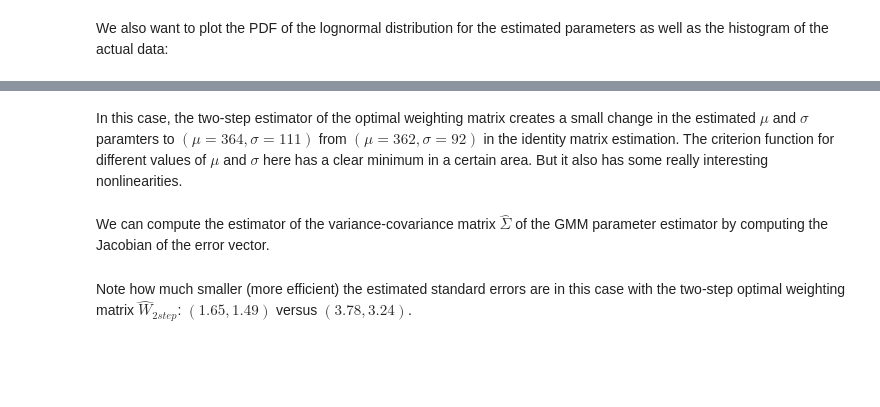
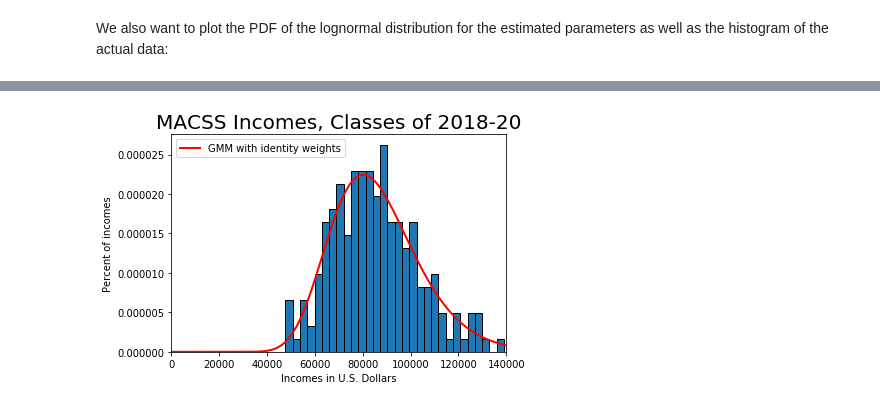
Before and after one commit to dtracht/persp-model-econ_W19, a Jupyter notebook: ProblemSets/PS5/TrachtPS5.ipynb, the cells around one changed output, grey strips where cells are left out. Saved outputs shown, nothing was run; the diff lists cells and outputs as text; code cells hidden in the pictures; blank space fills up the shorter version.

```diff
--- a/ProblemSets/PS5/TrachtPS5.ipynb
+++ b/ProblemSets/PS5/TrachtPS5.ipynb
@@ -245,19 +241,19 @@ We wish to estimate the lognormal PDF to fit the data using GMM on different mom
 # %%
 def data_moments3(xvals):
     bpct_1_dat = xvals[xvals < 75000].shape[0] / xvals.shape[0]
-    bpct_2_dat = (xvals[(xvals >=75000) & (xvals < 100000)].shape[0] /
+    bpct_2_dat = (xvals[(xvals >=75000) & (xvals < 1.2e5)].shape[0] /
                   xvals.shape[0])
-    bpct_3_dat = xvals[xvals >= 100000].shape[0] / xvals.shape[0]
+    bpct_3_dat = xvals[xvals >= 1.2e5].shape[0] / xvals.shape[0]
     return bpct_1_dat, bpct_2_dat, bpct_3_dat
 
 def model_moments3(mu, sigma):
-    xfx = lambda x: lognormal_pdf(x, mu, sigma)
+    fx = lambda x: lognormal_pdf(x, mu, sigma)
     # lower bound near 0
-    # upper bound an order higher than top of data
-    (bpct_1_mod, bp_1_err) = intgr.quad(xfx, 1e-10, 75000)
-    (bpct_2_mod, bp_2_err) = intgr.quad(xfx, 75000, 100000)
-    (bpct_3_mod, bp_3_err) = intgr.quad(xfx, 1000000, 1400000)
-    return bpct_1_mod, bpct_2_mod, bpct_3_mod,
+    # upper bound 3 orders higher than top of data
+    (bpct_1_mod, bp_1_err) = intgr.quad(fx, 1e-10, 7.5e4)
+    (bpct_2_mod, bp_2_err) = intgr.quad(fx, 7.5e4, 1.2e5)
+    (bpct_3_mod, bp_3_err) = intgr.quad(fx, 1.2e5, 1.4e8)
+    return bpct_1_mod, bpct_2_mod, bpct_3_mod
 
 def err_vec3(xvals, mu, sigma, simple):
     bpct_1_dat, bpct_2_dat, bpct_3_dat = data_moments3(xvals)
@@ -974,2 +307,0 @@ results2_4
-# %% [markdown]
-In this case, the two-step estimator of the optimal weighting matrix creates a small change in the estimated $\mu$ and $\sigma$ paramters to $(\mu=364,\sigma=111)$ from $(\mu=362,\sigma=92)$ in the identity matrix estimation. The criterion function for different values of $\mu$ and $\sigma$ here has a clear minimum in a certain area. But it also has some really interesting nonlinearities.
@@ -1000,2 +307,0 @@ ax.set_zlabel(r'Crit. func.')
-# %% [markdown]
-We can compute the estimator of the variance-covariance matrix $\hat{\Sigma}$ of the GMM parameter estimator by computing the Jacobian of the error vector.
@@ -1010,2 +308,21 @@ print('Std. err. sigma_hat=', np.sqrt(SigHat4_2[1, 1]))
-# %% [markdown]
-Note how much smaller (more efficient) the estimated standard errors are in this case with the two-step optimal weighting matrix $\hat{W}_{2step}$: $(1.65, 1.49)$ versus $(3.78, 3.24)$.
+# %%
+# Plot histogram with the estimated PDF
+num_bins = 30
+# normed option has been deprecated
+# using density=True instead
+count, bins, ignored = plt.hist(pts, num_bins, density=True,
+                                edgecolor='k')
+plt.title("MACSS Incomes, Classes of 2018-20", fontsize=20)
+plt.xlabel("Incomes in U.S. Dollars")
+plt.ylabel("Percent of incomes")
+plt.xlim([0,140000])
+
+
+dist_pts = np.linspace(1e-10, 140000, 1000)
+plt.plot(dist_pts, lognormal_pdf(dist_pts, mu_GMM1_3, sig_GMM1_3),
+         linewidth=2, color='r', label='GMM with identity weights')
+plt.legend(loc='upper left')
+
+plt.show()
+# %% [output]
+[figure, added]
```
Also changed, not shown: parts of 64 cells of this notebook.
